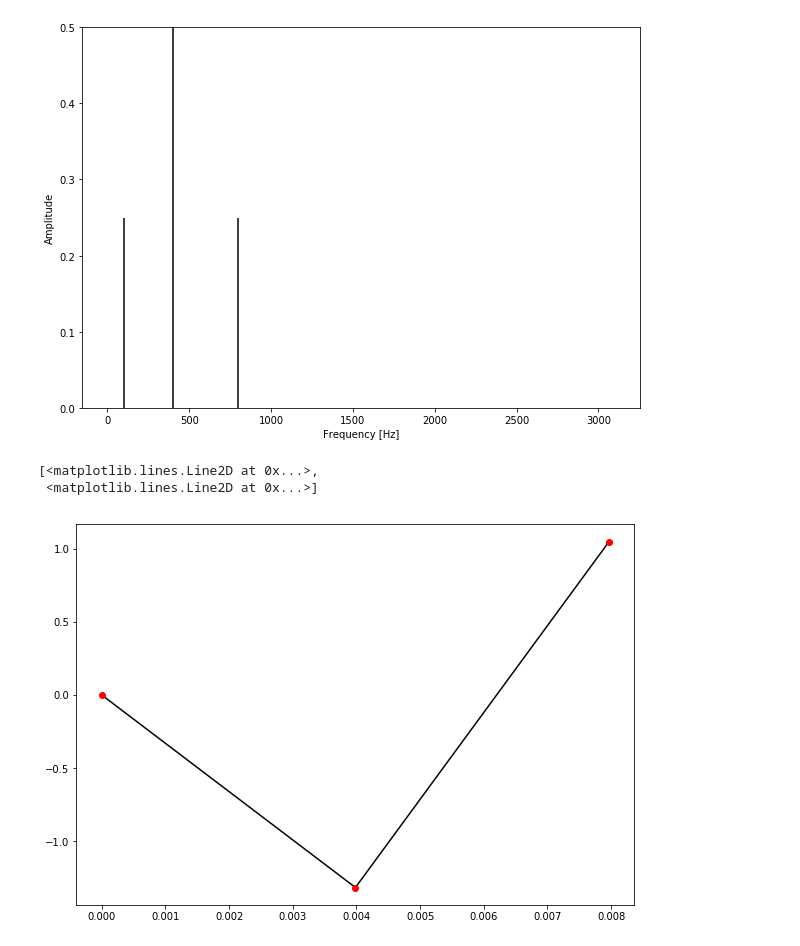
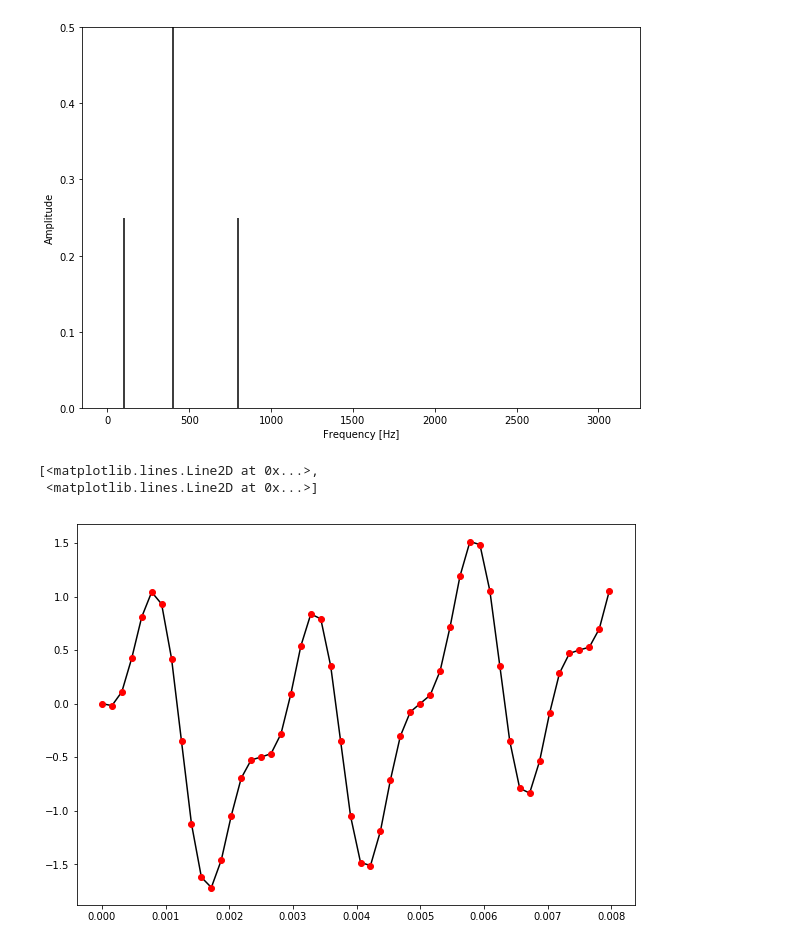
Before and after one commit to AvverbioPronome/10h, a Jupyter notebook: Lesson3-3.ipynb, the cells around one changed output. Drawn from its saved outputs; the diff is of its cells as text; code cells hidden in the pictures.

```diff
--- a/Lesson3-3.ipynb
+++ b/Lesson3-3.ipynb
@@ -35,14 +35,14 @@ plt.ylabel("Amplitude")
 Text(0, 0.5, 'Amplitude')
 [figure]
 # %%
-t = np.linspace(0, dt*(ns*3.25-1), int(3.25))
+t = np.linspace(0, dt*(ns*3.25-1), int(ns*3.25))
 
 plt.figure()
 plt.plot(t,fun(t,f),'k-', t, fun(t,f),'ro')
 # %% [output]
 [<matplotlib.lines.Line2D at 0x...>,
  <matplotlib.lines.Line2D at 0x...>]
-[figure, old version]
+[figure, new version]
 # %%
 ln=len(t)
 Y2 = fft(fun(t,f))/ln
```
Also changed, not shown: parts of 1 cell of this notebook.
